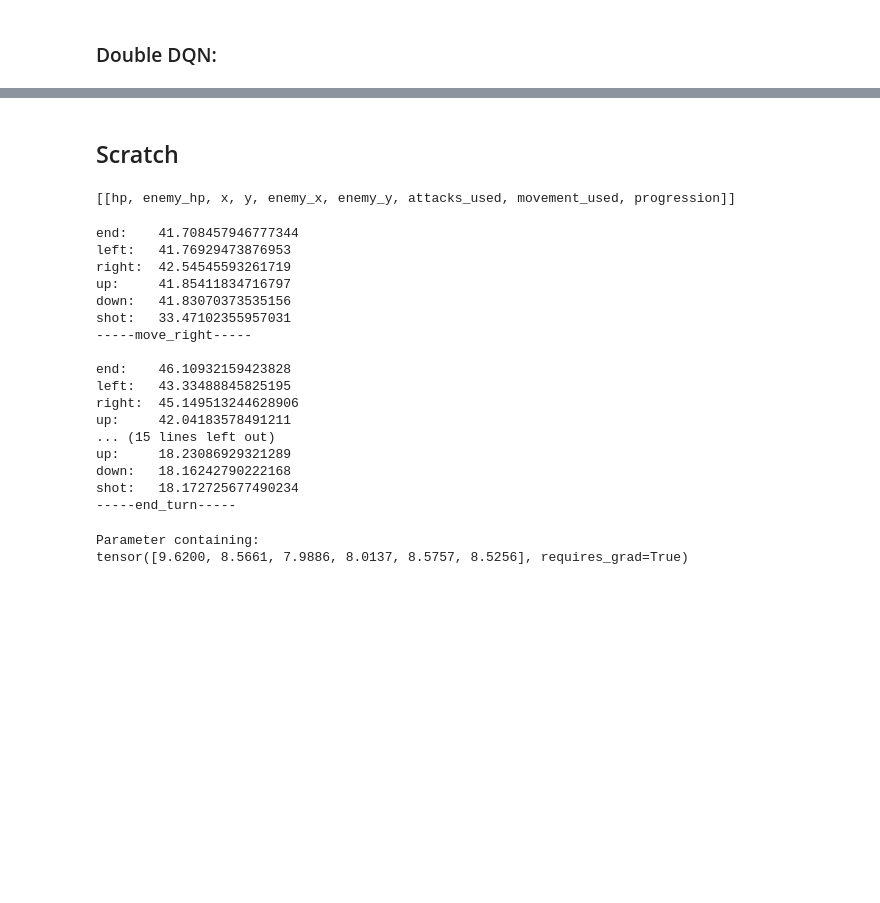
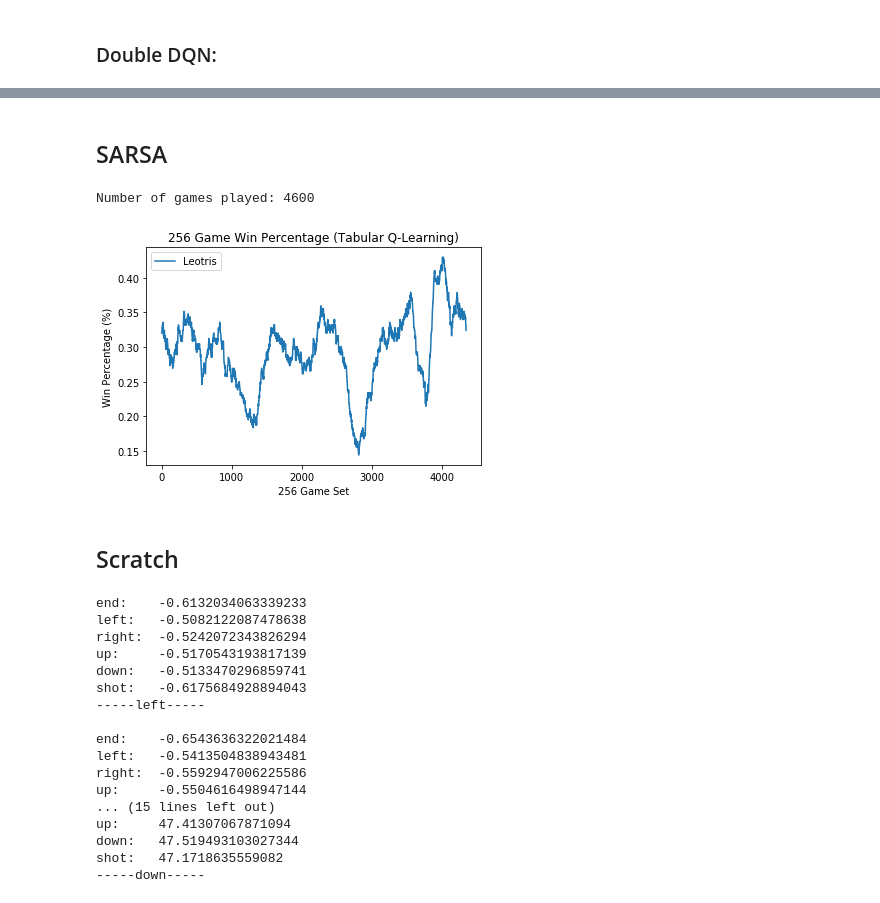
Before and after one commit to AndrewLim1990/dungeonsNdata, a Jupyter notebook: analysis.ipynb, the cells around one changed output, grey strips where cells are left out. Drawn from its saved outputs; the diff is of its cells as text; code cells hidden in the pictures; blank space fills up the shorter version.

```diff
--- a/analysis.ipynb
+++ b/analysis.ipynb
@@ -204,15 +207,36 @@ Number of games played: 16600
+# %% [markdown]
+## SARSA
+# %%
+batch_size = 256
+win_pcts = defaultdict(list)
+
+creatures = ["Leotris"]
+
+winner_list = dill.load(open("results/winner_list_SARSA.pickle", "rb"))
+
+print("Number of games played: {}".format(len(winner_list)))
+
+for i in range(0, len(winner_list) - batch_size):
+    batch_winner_list = winner_list[i:(i+batch_size)]
+    win_pct = calc_win_percentage(batch_winner_list, creatures=creatures)
+    for creature, batch_win_pct in win_pct.items():
+        win_pcts[creature].append(batch_win_pct)
+
+for creature in creatures:
+    plt.plot(range(len(win_pcts[creature])), win_pcts[creature], label=creature)
+plt.title("{} Game Win Percentage (Tabular Q-Learning)".format(batch_size))
+
+plt.ylabel("Win Percentage (%)")
+plt.xlabel("{} Game Set".format(batch_size))
+plt.legend()
+plt.show()
+# %% [output]
+Number of games played: 4600
+[figure, added]
 # %% [markdown]
 ## Scratch
-# %%
-leotris = dill.load(open("results/model_double_DQN_3.pickle", "rb"))
-params = list(leotris.player.strategy.policy_net.parameters())
-print("[[hp, enemy_hp, x, y, enemy_x, enemy_y, attacks_used, movement_used, progression]]\n")
-# for param in params:
-#     print("{}\n{}\n".format(param.T, param.T.shape))
-# %% [output]
-[[hp, enemy_hp, x, y, enemy_x, enemy_y, attacks_used, movement_used, progression]]
 # %%
-leotris = dill.load(open("results/model_double_DQN_3.pickle", "rb"))
+policy_net = dill.load(open("results/model_SARSA.pickle", "rb"))
 
 state = torch.tensor([[
     1.0, # hit points
@@ -272,25 +296,20 @@ state = torch.tensor([[
 
 report_actions(state)
 # %% [output]
-end:    41.708457946777344
-left:   41.76929473876953
-right:  42.54545593261719
-up:     41.85411834716797
-down:   41.83070373535156
-shot:   33.47102355957031
------move_right-----
+end:    -0.6132034063339233
+left:   -0.5082122087478638
+right:  -0.5242072343826294
+up:     -0.5170543193817139
+down:   -0.5133470296859741
+shot:   -0.6175684928894043
+-----left-----
 
-end:    46.10932159423828
-left:   43.33488845825195
-right:  45.149513244628906
-up:     42.04183578491211
+end:    -0.6543636322021484
+left:   -0.5413504838943481
+right:  -0.5592947006225586
+up:     -0.5504616498947144
 ... (15 lines left out)
-up:     18.23086929321289
-down:   18.16242790222168
-shot:   18.172725677490234
------end_turn-----
+up:     47.41307067871094
+down:   47.519493103027344
+shot:   47.1718635559082
+-----down-----
-# %%
-params[-1]
-# %% [output]
-Parameter containing:
-tensor([9.6200, 8.5661, 7.9886, 8.0137, 8.5757, 8.5256], requires_grad=True)
```
Also changed, not shown: parts of 12 cells of this notebook, 10 other files.
